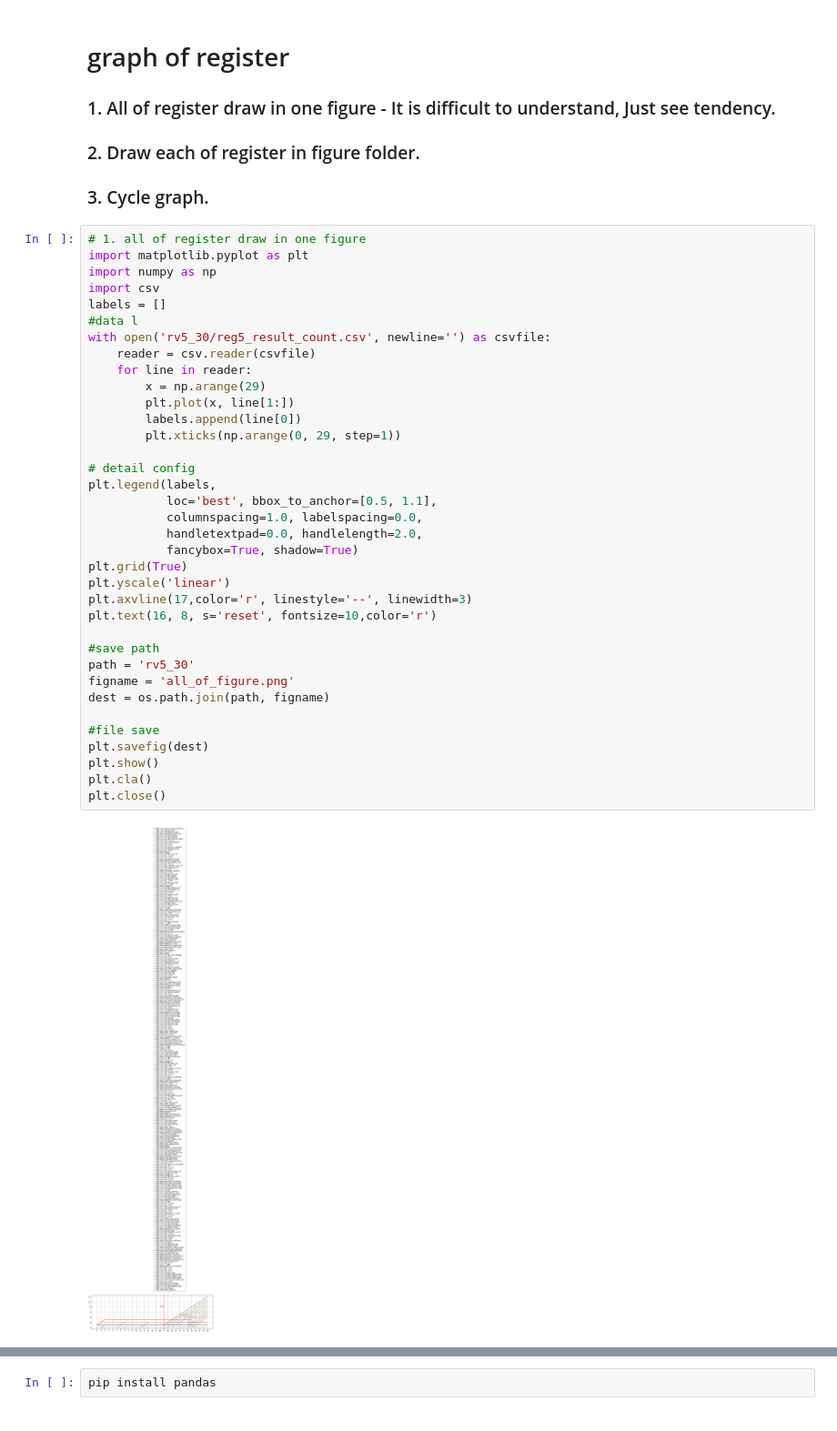
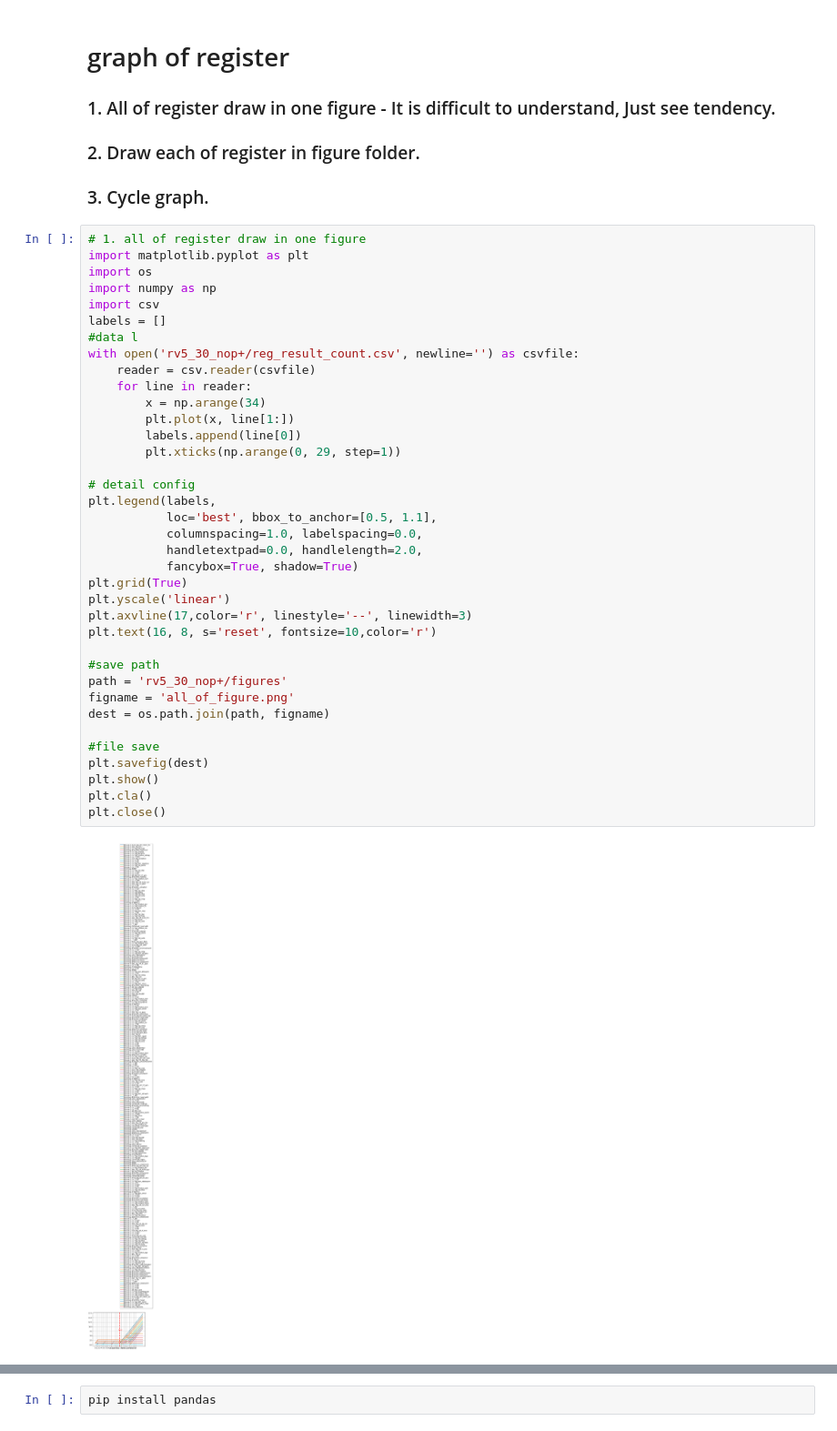
Before and after one commit to H0TSUN/Graph_meterial, a Jupyter notebook: graph_register.ipynb, the cells around one changed output, grey strips where cells are left out. Shown: that part at 91% size. Saved outputs shown, nothing was run; the diff lists cells and outputs as text.

```diff
--- a/graph_register.ipynb
+++ b/graph_register.ipynb
@@ -6,41 +6,42 @@
 # %%
 # 1. all of register draw in one figure
 import matplotlib.pyplot as plt
+import os
 import numpy as np
 import csv
 labels = []
 #data l
-with open('rv5_30/reg5_result_count.csv', newline='') as csvfile:
+with open('rv5_30_nop+/reg_result_count.csv', newline='') as csvfile:
     reader = csv.reader(csvfile)
     for line in reader:
-        x = np.arange(29)
+        x = np.arange(34)
         plt.plot(x, line[1:])
         labels.append(line[0])
         plt.xticks(np.arange(0, 29, step=1))
 
 # detail config
 plt.legend(labels,
            loc='best', bbox_to_anchor=[0.5, 1.1],
            columnspacing=1.0, labelspacing=0.0,
            handletextpad=0.0, handlelength=2.0,
            fancybox=True, shadow=True)
 plt.grid(True)
 plt.yscale('linear')
 plt.axvline(17,color='r', linestyle='--', linewidth=3)
 plt.text(16, 8, s='reset', fontsize=10,color='r')
 
 #save path
-path = 'rv5_30'
+path = 'rv5_30_nop+/figures'
 figname = 'all_of_figure.png'
 dest = os.path.join(path, figname)
 
 #file save
 plt.savefig(dest)
 plt.show()
 plt.cla()
 plt.close()
 # %% [output]
-[figure, old version]
+[figure, new version]
 # %%
 # 2. save each of register in path -> make_plots(path)
 from matplotlib import pyplot as plt, patches
```
Also changed, not shown: parts of 2 cells of this notebook.
